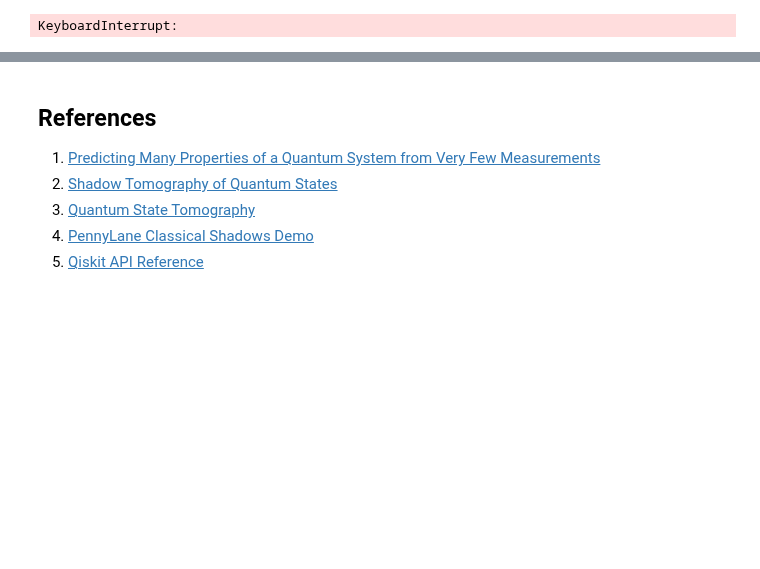
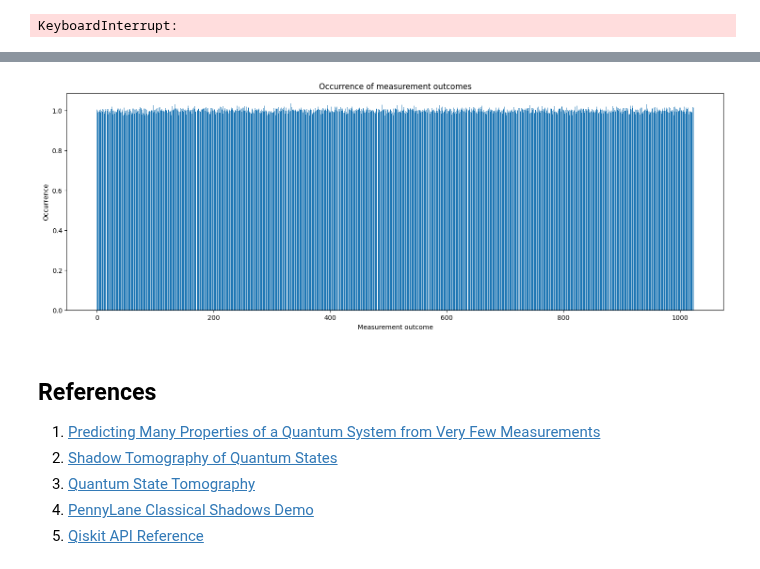
Before and after one commit to ZacharyKokot/Summer-Research-2024, a Jupyter notebook: ShadowTomography.ipynb, the cells around one changed output, grey strips where cells are left out. Cells and saved outputs as stored; diff of their text form; code cells hidden in the pictures; blank space fills up the shorter version.

```diff
--- a/ShadowTomography.ipynb
+++ b/ShadowTomography.ipynb
@@ -1340,3 +1348,39 @@ KeyboardInterrupt:
+# %%
+num_qubits = 10
+shots = 10000000
+
+# An array to store the occurrence of each measurement outcome (normalized to 1). The index is the decimal representation of the measurement outcome.
+occurrence = np.zeros(2**num_qubits)
+
+qc = QuantumCircuit(num_qubits) # Create a quantum circuit with 20 qubits.
+
+# Apply the Hadamard gate to each qubit. This prepares the qubits in a superposition of the |0> and |1> states.
+for i in range(num_qubits):
+    qc.h(i)
+
+qc.measure_all() # Measure all the qubits.
+
+sampler = StatevectorSampler(default_shots=shots) # Create a sampler to simulate the quantum circuit many shots.
+
+# Run the sampler on the quantum circuit and store the result.
+result = sampler.run([qc]).result()[0]
+
+counts = result.data.meas.get_counts() # Get the counts of the measurement outcomes.
+
+# Iterate over the counts of the measurement outcomes.
+for count in counts:
+    decimal = int(count, 2) # Convert the binary string to a decimal number.
+    occurrence[decimal] = counts[count]/(shots/(2**num_qubits)) # Normalize the occurrence of the measurement outcome.
+
+# Plot the occurrence of each measurement outcome.
+plt.figure(figsize=(18, 6))
+plt.bar(range(2**num_qubits), occurrence)
+plt.xlabel("Measurement outcome")
+plt.ylabel("Occurrence")
+plt.title("Occurrence of measurement outcomes")
+plt.show()
+# %% [output]
+[figure, added]
 # %% [markdown]
 ## References
 1. [Predicting Many Properties of a Quantum System from Very Few Measurements](https://arxiv.org/pdf/2002.08953)
```
Also changed, not shown: parts of 3 cells of this notebook, 4 other files.
